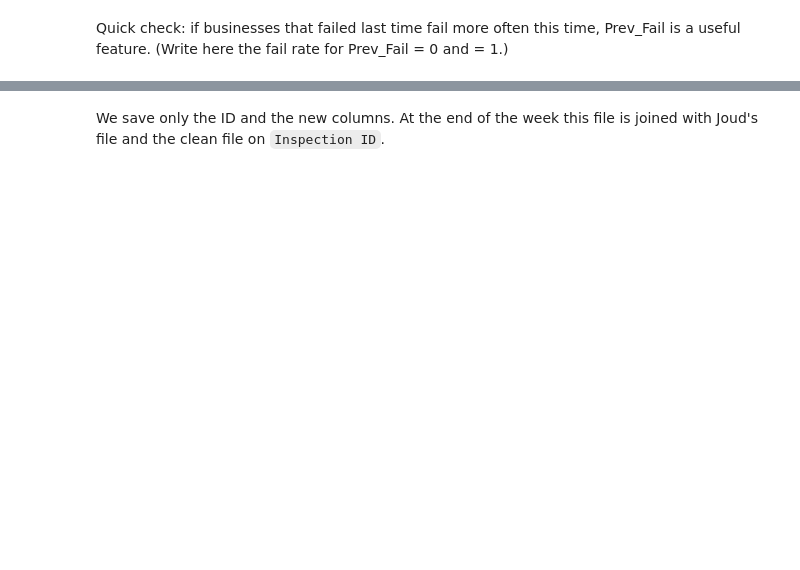
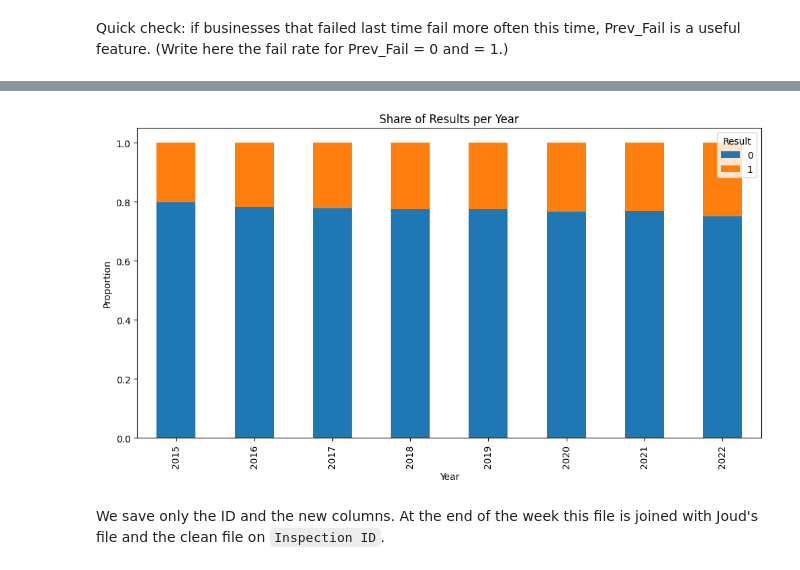
Before and after one commit to maram-06/DataScience, a Jupyter notebook: Task2_Maram_History.ipynb, the cells around one changed output, grey strips where cells are left out. Saved outputs shown, nothing was run; the diff lists cells and outputs as text; code cells hidden in the pictures; blank space fills up the shorter version.

```diff
--- a/Task2_Maram_History.ipynb
+++ b/Task2_Maram_History.ipynb
@@ -121,2 +270,15 @@ print(df[cols].shape)
+# %%
+# share of each result in each year (each row adds up to 1)
+import matplotlib.pyplot as plt
+ct = pd.crosstab(df['Inspection Date'].dt.year, df['Fail'])
+year_share = ct.divide(ct.sum(axis='columns'), axis='rows')
+year_share.plot.bar(stacked=True, figsize=(12, 6))
+plt.title('Share of Results per Year')
+plt.xlabel('Year')
+plt.ylabel('Proportion')
+plt.legend(title='Result')
+plt.show()
+# %% [output]
+[figure, added]
 # %% [markdown]
 We save only the ID and the new columns. At the end of the week this file is joined with Joud's file and the clean file on `Inspection ID`.
```
Also changed, not shown: parts of 18 cells of this notebook, 1 other file.
